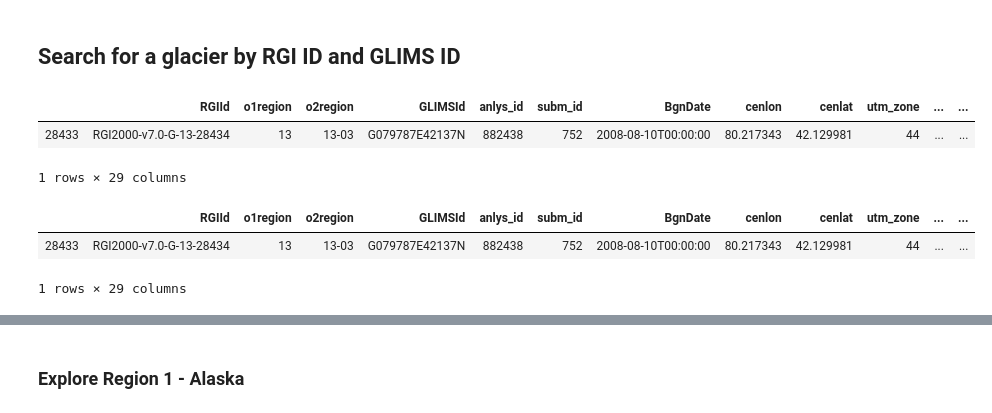
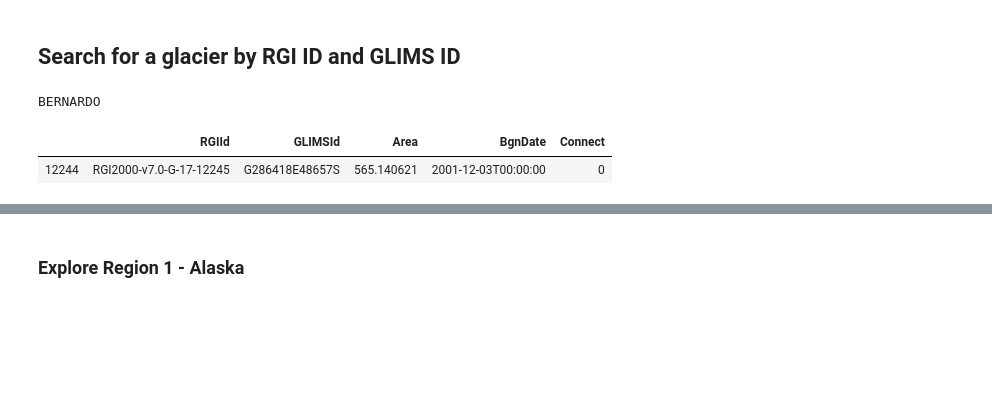
Before and after one commit to windnage/wgms-glacier-project, a Jupyter notebook: notebooks/0-explore-rgi.ipynb, the cells around one changed output, grey strips where cells are left out. Drawn from its saved outputs; the diff is of its cells as text; code cells hidden in the pictures; blank space fills up the shorter version.

```diff
--- a/notebooks/0-explore-rgi.ipynb
+++ b/notebooks/0-explore-rgi.ipynb
@@ -32,7 +32,7 @@ import scripts.wgms_scripts as ws
 # %%
 # Set RGI version and region number
 version = 7
-region_no = 13
+region_no = 17
 # Open RGI region
 rgi_region_polygons = ws.open_raw_rgi(region_no, version)
 print("Opening RGI Version " + str(version) + " Region " + str(region_no))
@@ -175,17 +175,18 @@ print(rgi_region_polygons['Connect'].min())
 ## Search for a glacier by RGI ID and GLIMS ID
 # %%
 # Search for a glacier by RGI ID and GLIMS ID
-glacier_rgiid = rgi_region_polygons[rgi_region_polygons['RGIId'] == 'RGI2000-v7.0-G-13-28434']
-display(glacier_rgiid)
+glacier_rgiid = rgi_region_polygons[rgi_region_polygons['RGIId'] == 'RGI2000-v7.0-G-17-12245']
+#display(glacier_rgiid)
+#display(glacier_rgiid[['RGIId', 'GLIMSId', 'Area', 'BgnDate', 'Name', 'Connect']])
+glacier_rgiid.reset_index(inplace=True)
+glac_name = glacier_rgiid['Name'][0]
+print(glac_name)
 # %% [output]
-|  | RGIId | o1region | o2region | GLIMSId | anlys_id | subm_id | BgnDate | cenlon | cenlat | utm_zone | ... | ... |
-| 28433 | RGI2000-v7.0-G-13-28434 | 13 | 13-03 | G079787E42137N | 882438 | 752 | 2008-08-10T00:00:00 | 80.217343 | 42.129981 | 44 | ... | ... |
-1 rows × 29 columns
+BERNARDO
 # %%
-glacier_glimsid = rgi_region_polygons[rgi_region_polygons['GLIMSId'] == 'G079787E42137N']
-display(glacier_glimsid)
-#display(glacier_glimsid[['RGIId', 'GLIMSId', 'Area', 'BgnDate', 'Connect']])
+glacier_glimsid = rgi_region_polygons[rgi_region_polygons['GLIMSId'] == 'G286418E48657S']
+#display(glacier_glimsid)
+display(glacier_glimsid[['RGIId', 'GLIMSId', 'Area', 'BgnDate', 'Name', 'Connect']])
 # %% [output]
-|  | RGIId | o1region | o2region | GLIMSId | anlys_id | subm_id | BgnDate | cenlon | cenlat | utm_zone | ... | ... |
-| 28433 | RGI2000-v7.0-G-13-28434 | 13 | 13-03 | G079787E42137N | 882438 | 752 | 2008-08-10T00:00:00 | 80.217343 | 42.129981 | 44 | ... | ... |
+|  | RGIId | GLIMSId | Area | BgnDate | Connect |
+| 12244 | RGI2000-v7.0-G-17-12245 | G286418E48657S | 565.140621 | 2001-12-03T00:00:00 | 0 |
-1 rows × 29 columns
```
Also changed, not shown: parts of 8 cells of this notebook, 30 other files.
